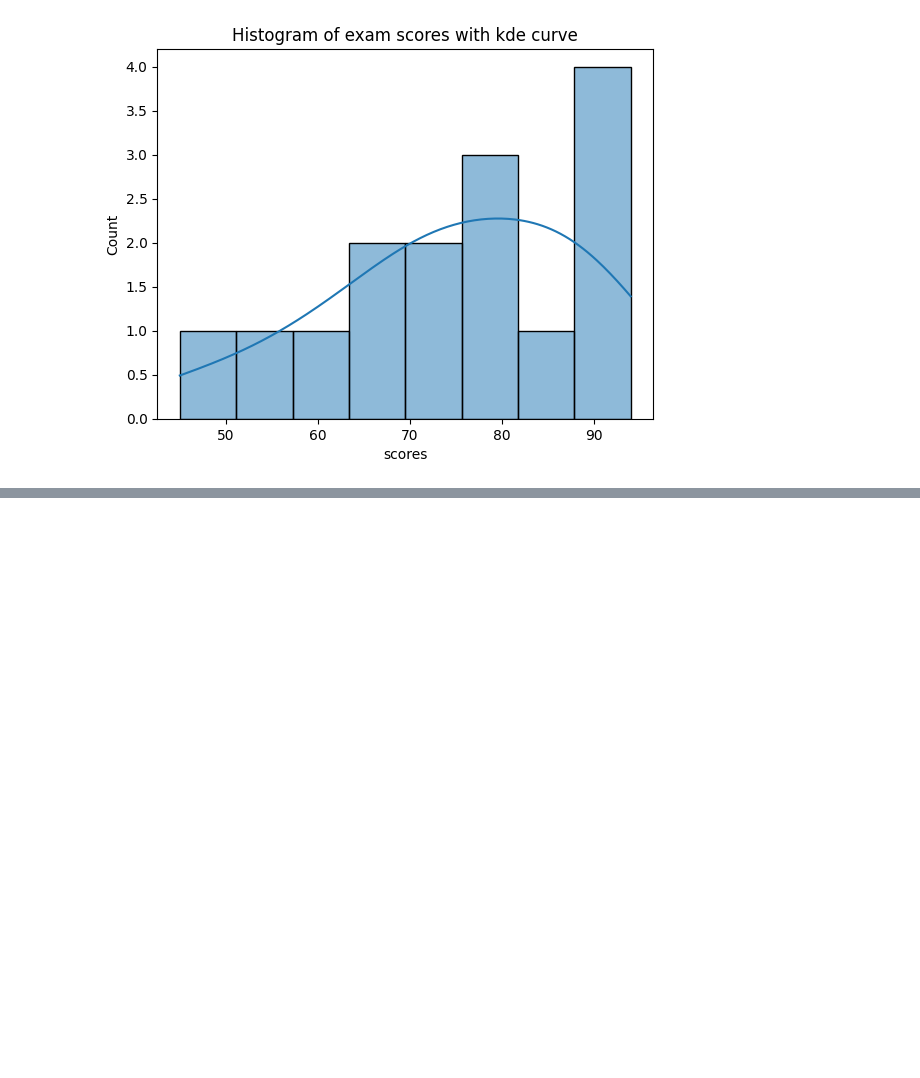
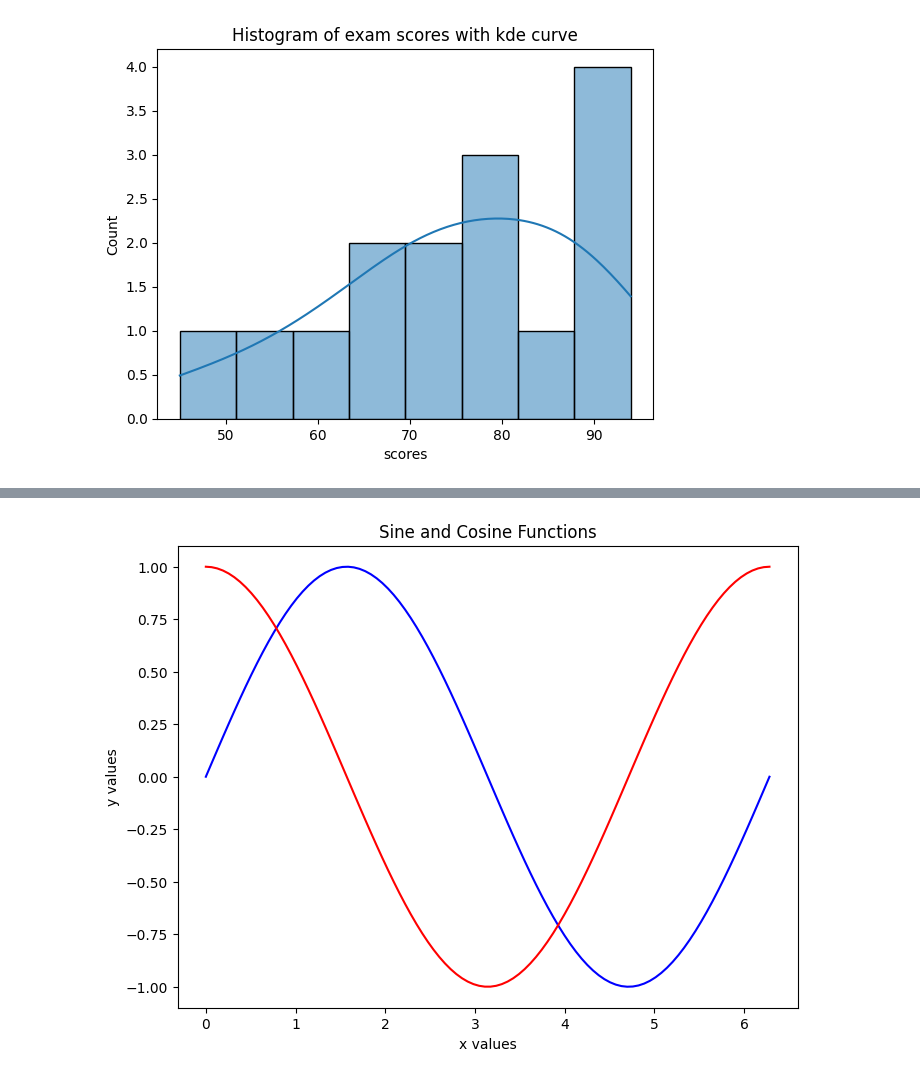
Before and after one commit to Tubaeraslan/Machine_Learning, a Jupyter notebook: visualization.ipynb, the cells around one changed output, grey strips where cells are left out. Drawn from its saved outputs; the diff is of its cells as text; code cells hidden in the pictures; blank space fills up the shorter version.

```diff
--- a/visualization.ipynb
+++ b/visualization.ipynb
@@ -192,0 +251,20 @@ plt.show()
+# %%
+#Line Plot:Sine & Cosine Task:plot sin(x) and cos(x) on the same figure with labels,title and axis labels
+import numpy as np
+import matplotlib.pyplot as plt
+x = np.linspace(0, 2 * np.pi, 100)
+
+y_sin = np.sin(x)
+y_cos = np.cos(x)
+
+plt.figure(figsize=(8, 6))
+plt.plot(x, y_sin, label='sin(x)', color='blue')
+plt.plot(x, y_cos, label='cos(x)', color='red')
+
+plt.title('Sine and Cosine Functions')
+plt.xlabel('x values')
+plt.ylabel('y values')
+
+plt.show()
+# %% [output]
+[figure, added]
```
Also changed, not shown: parts of 7 cells of this notebook.
